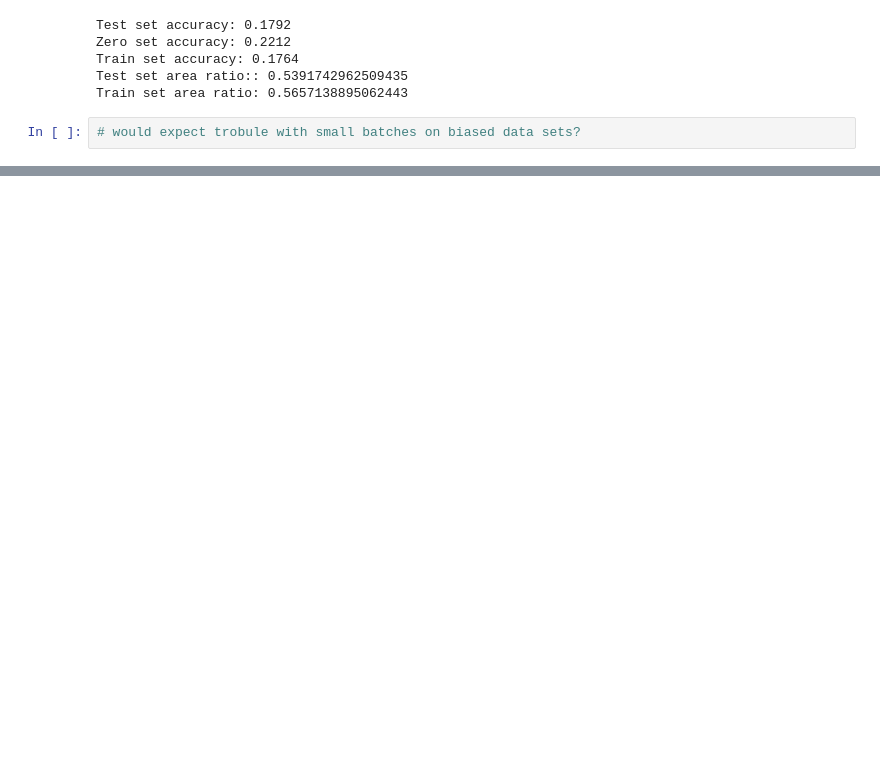
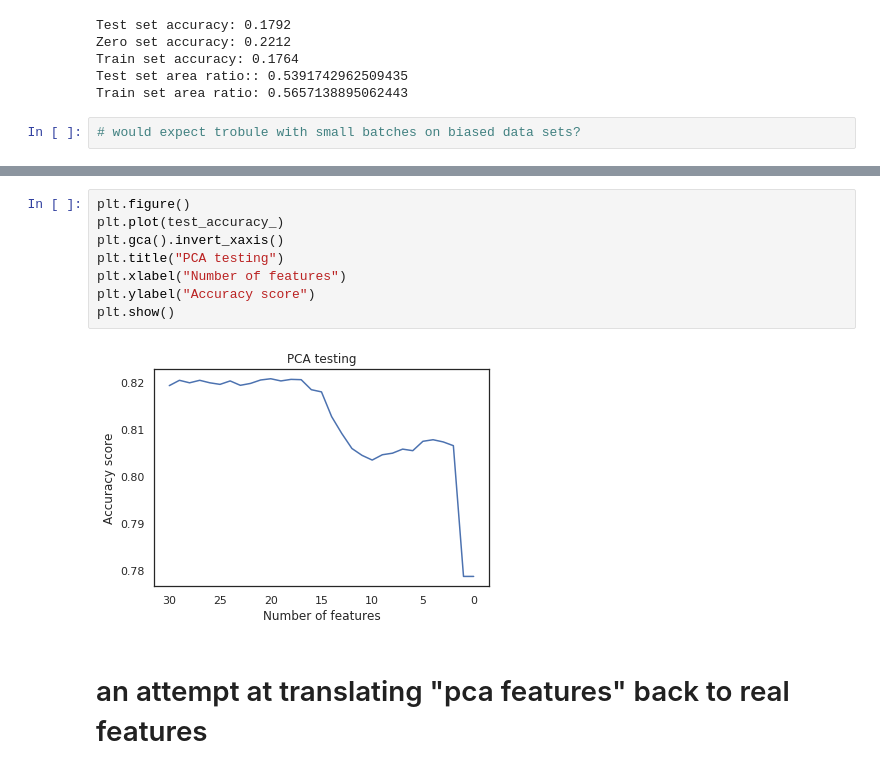
Before and after one commit to jkismul/MachineLearning, a Jupyter notebook: Project2/scr/NN_self.ipynb, the cells around one changed output, grey strips where cells are left out. Drawn from its saved outputs; the diff is of its cells as text; blank space fills up the shorter version.

```diff
--- a/Project2/scr/NN_self.ipynb
+++ b/Project2/scr/NN_self.ipynb
@@ -940,0 +1014,12 @@ Train set area ratio: 0.5657138895062443
+# %%
+plt.figure()
+plt.plot(test_accuracy_)
+plt.gca().invert_xaxis()
+plt.title("PCA testing")
+plt.xlabel("Number of features")
+plt.ylabel("Accuracy score")
+plt.show()
+# %% [output]
+[figure, added]
+# %% [markdown]
+# an attempt at translating "pca features" back to real features
```
Also changed, not shown: parts of 19 cells of this notebook.
